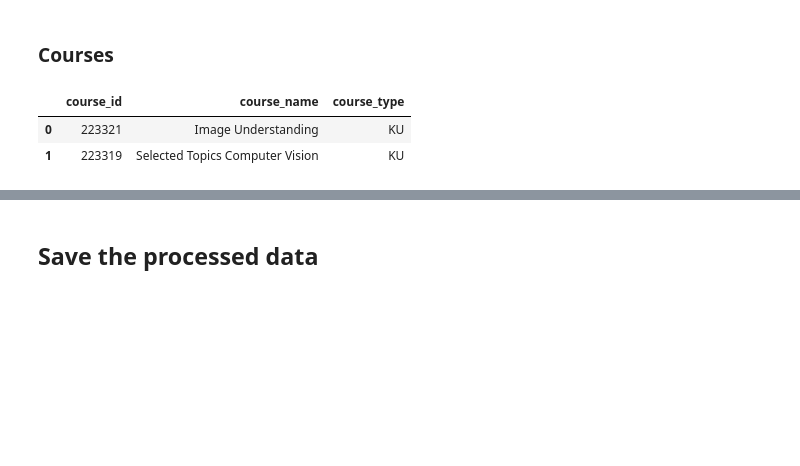
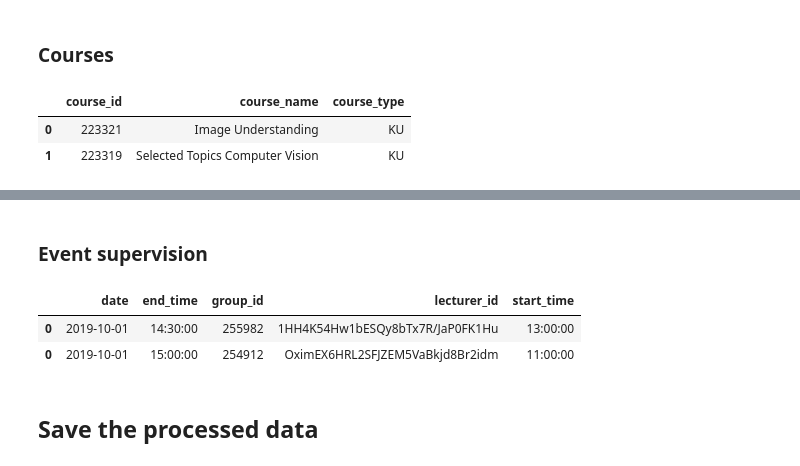
Before and after one commit to JanaLasser/uni_SEIRX, a Jupyter notebook: code/network/clean_data.ipynb, the cells around one changed output, grey strips where cells are left out. Drawn from its saved outputs; the diff is of its cells as text; code cells hidden in the pictures; blank space fills up the shorter version.

```diff
--- a/code/network/clean_data.ipynb
+++ b/code/network/clean_data.ipynb
@@ -1216,26 +1188,3 @@ event_participations[["date", "student_id", "group_id"]]\
-# %%
-dst = "../../data/day_supervision"
-files = os.listdir(dst)
-files = [f for f in files if f.startswith("day_supervision")]
-event_supervisions = pd.DataFrame()
-for f in files:
-    tmp = pd.read_csv(join(dst, f))
-    event_supervisions = pd.concat([event_supervisions, tmp])
-
-event_supervisions = event_supervisions.reset_index(drop=True)
-event_supervisions[["date", "lecturer_id", "group_id"]]\
-    .to_csv(join(src, "event_supervisions.csv"), index=False)
-
-files = os.listdir(dst)
-files = [f for f in files if f.startswith("day_diff_supervision")]
-diff_supervisions = pd.DataFrame()
-for f in files:
-    tmp = pd.read_csv(join(dst, f))
-    diff_supervisions = pd.concat([diff_supervisions, tmp])
-
-diff_supervisions = diff_supervisions.reset_index(drop=True)
-diff_supervisions.to_csv(join(dst, "event_diff_participations.csv"),
-                        index=False)
 # %% [markdown]
 ## Ensure data types & completeness
 # %% [markdown]
@@ -1374,3 +1339,17 @@ courses.head(2)
+# %% [markdown]
+### Event supervision
+# %%
+event_supervisions["lecturer_id"] = event_supervisions["lecturer_id"].astype(str)
+event_supervisions["group_id"] = event_supervisions["group_id"].astype(str)
+event_supervisions["date"] = event_supervisions["date"].astype(np.datetime64)
+
+assert len(event_supervisions) == len(event_supervisions.dropna())
+
+event_supervisions.head(2)
+# %% [output]
+|  | date | end_time | group_id | lecturer_id | start_time |
+| 0 | 2019-10-01 | 14:30:00 | 255982 | 1HH4K54Hw1bESQy8bTx7R/JaP0FK1Hu | 13:00:00 |
+| 0 | 2019-10-01 | 15:00:00 | 254912 | OximEX6HRL2SFJZEM5VaBkjd8Br2idm | 11:00:00 |
 # %% [markdown]
 ## Save the processed data
 # %%
```
Also changed, not shown: parts of 18 cells of this notebook, 4 other files.
